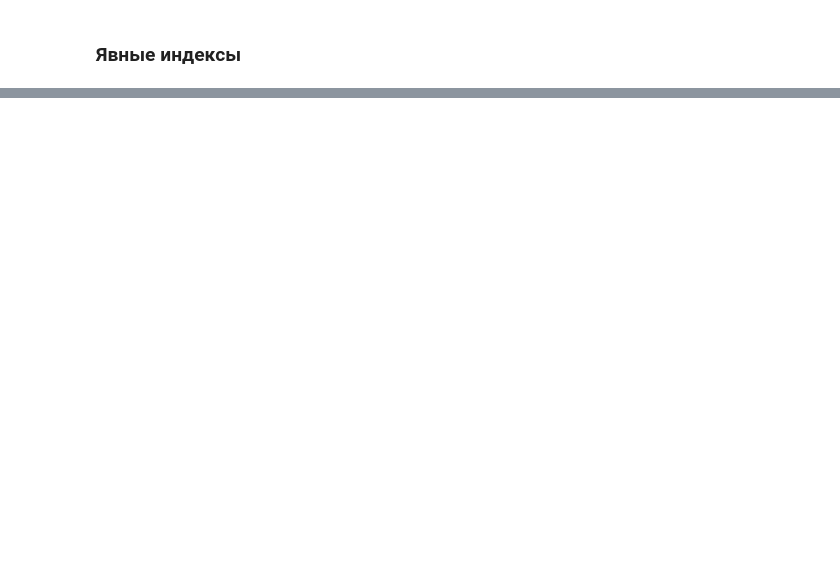
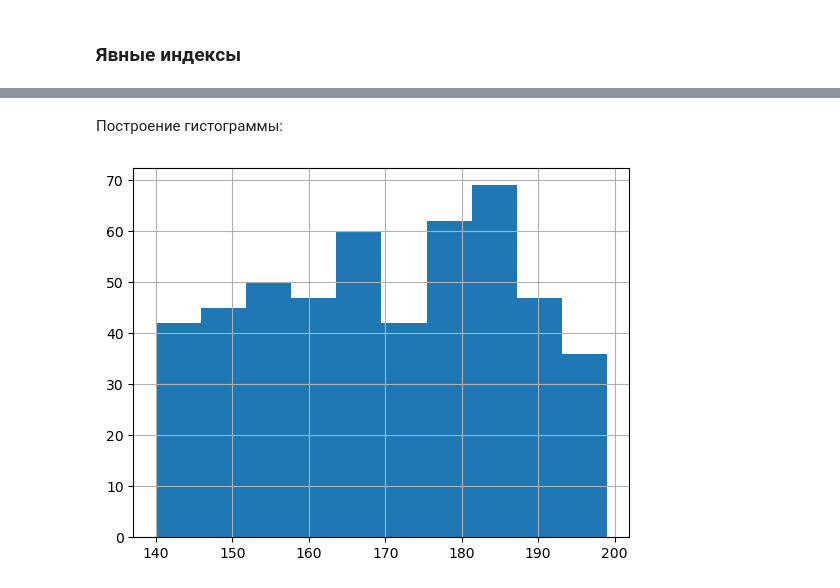
Before and after one commit to golubnichiy/big_data_10_23, a Jupyter notebook: pandas_1.ipynb, the cells around one changed output, grey strips where cells are left out. Cells and saved outputs as stored; diff of their text form; code cells hidden in the pictures; blank space fills up the shorter version.

```diff
--- a/pandas_1.ipynb
+++ b/pandas_1.ipynb
@@ -939,0 +1186,4 @@ dogs_ind3.sort_index(level=["Color","Breed"], ascending=[True, False])
+# %%
+import pandas as pd
+data = pd.read_csv("HWS.csv")
+print(data)
@@ -939,0 +1205,8 @@ dogs_ind3.sort_index(level=["Color","Breed"], ascending=[True, False])
+# %% [markdown]
+Построение гистограммы:
+# %%
+import matplotlib.pyplot as plt
+data["Height"].hist()
+plt.show()
+# %% [output]
+[figure, added]
```
Also changed, not shown: parts of 60 cells of this notebook, 1 other file.
